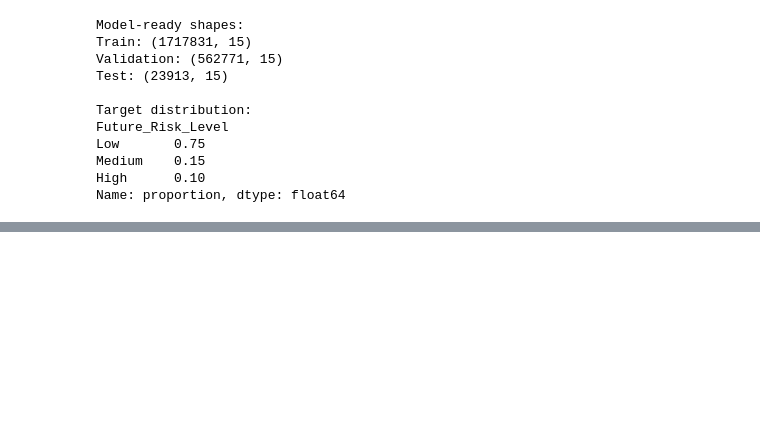
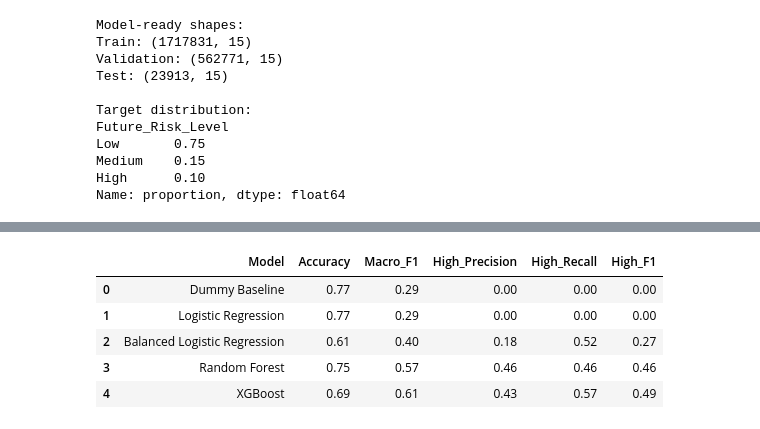
Before and after one commit to sayani-code/food-price-volatility-ml, a Jupyter notebook: notebooks/04_model_training.ipynb, the cells around one changed output, grey strips where cells are left out. Saved outputs shown, nothing was run; the diff lists cells and outputs as text; code cells hidden in the pictures; blank space fills up the shorter version.

```diff
--- a/notebooks/04_model_training.ipynb
+++ b/notebooks/04_model_training.ipynb
@@ -581,0 +842,54 @@ Name: proportion, dtype: float64
+# %%
+comparison = pd.DataFrame({
+    "Model": [
+        "Dummy Baseline",
+        "Logistic Regression",
+        "Balanced Logistic Regression",
+        "Random Forest",
+        "XGBoost"
+    ],
+    "Accuracy": [
+        0.77,
+        0.77,
+        0.61,
+        0.75,
+        0.69
+    ],
+    "Macro_F1": [
+        0.29,
+        0.29,
+        0.40,
+        0.57,
+        0.61
+    ],
+    "High_Precision": [
+        0.00,
+        0.00,
+        0.18,
+        0.46,
+        0.43
+    ],
+    "High_Recall": [
+        0.00,
+        0.00,
+        0.52,
+        0.46,
+        0.57
+    ],
+    "High_F1": [
+        0.00,
+        0.00,
+        0.27,
+        0.46,
+        0.49
+    ]
+})
+
+comparison
+# %% [output]
+|  | Model | Accuracy | Macro_F1 | High_Precision | High_Recall | High_F1 |
+| 0 | Dummy Baseline | 0.77 | 0.29 | 0.00 | 0.00 | 0.00 |
+| 1 | Logistic Regression | 0.77 | 0.29 | 0.00 | 0.00 | 0.00 |
+| 2 | Balanced Logistic Regression | 0.61 | 0.40 | 0.18 | 0.52 | 0.27 |
+| 3 | Random Forest | 0.75 | 0.57 | 0.46 | 0.46 | 0.46 |
+| 4 | XGBoost | 0.69 | 0.61 | 0.43 | 0.57 | 0.49 |
```
Also changed, not shown: parts of 11 cells of this notebook.
